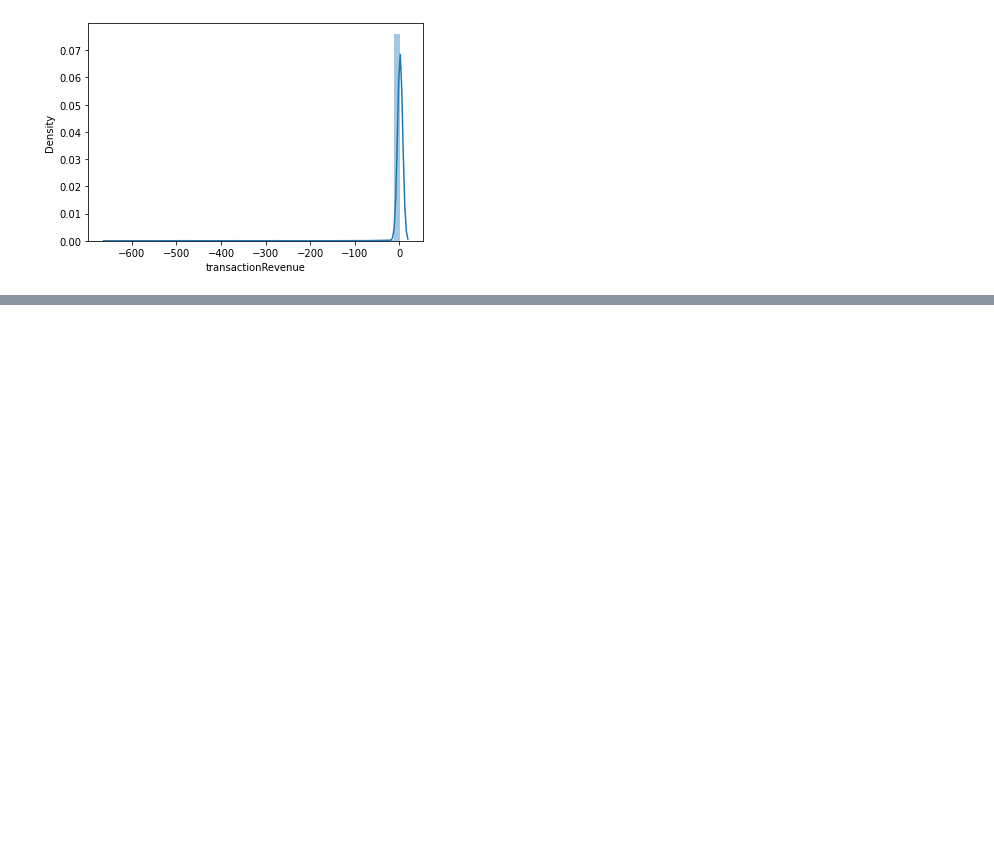
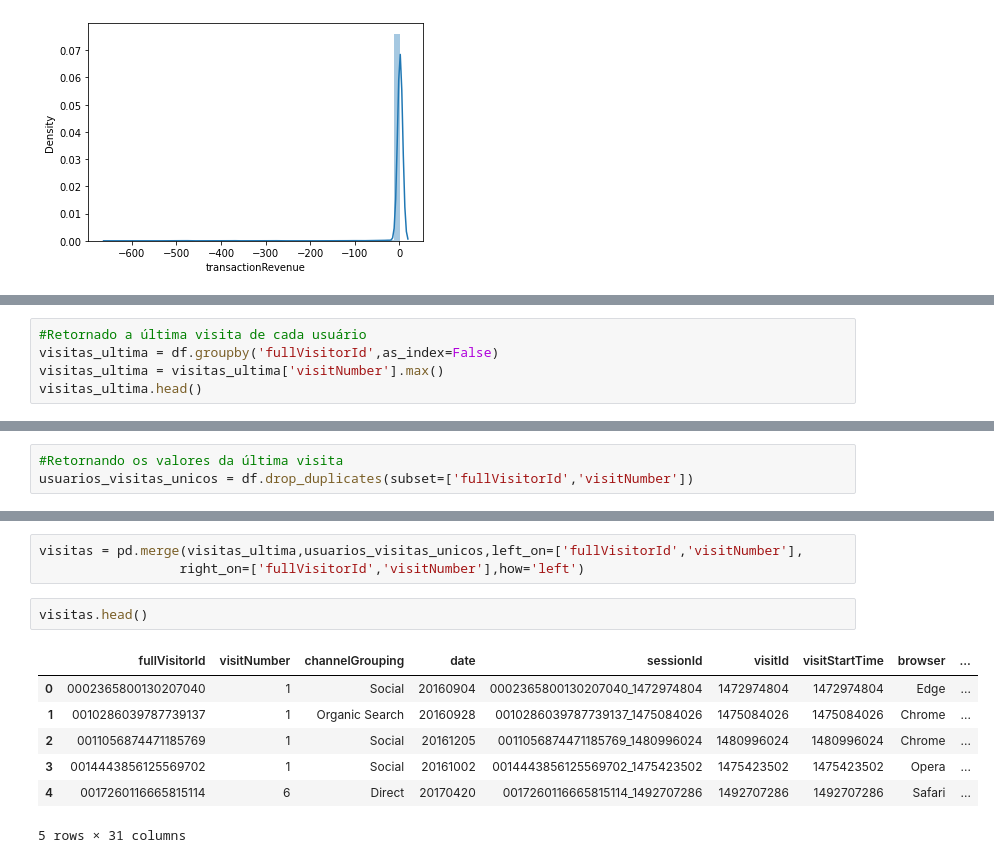
Before and after one commit to thayannefranca/ML_Marketing_Digital, a Jupyter notebook: Predicao_gastos_usuario.ipynb, the cells around one changed output, grey strips where cells are left out. Saved outputs shown, nothing was run; the diff lists cells and outputs as text; blank space fills up the shorter version.

```diff
--- a/Predicao_gastos_usuario.ipynb
+++ b/Predicao_gastos_usuario.ipynb
@@ -361,0 +366,5 @@ sns.distplot(y_pred_reg - y_test)
+# %%
+#Retornado a última visita de cada usuário
+visitas_ultima = df.groupby('fullVisitorId',as_index=False)
+visitas_ultima = visitas_ultima['visitNumber'].max()
+visitas_ultima.head()
@@ -361,0 +378,3 @@ sns.distplot(y_pred_reg - y_test)
+# %%
+#Retornando os valores da última visita
+usuarios_visitas_unicos = df.drop_duplicates(subset=['fullVisitorId','visitNumber'])
@@ -361,0 +391,13 @@ sns.distplot(y_pred_reg - y_test)
+# %%
+visitas = pd.merge(visitas_ultima,usuarios_visitas_unicos,left_on=['fullVisitorId','visitNumber'],
+                  right_on=['fullVisitorId','visitNumber'],how='left')
+# %%
+visitas.head()
+# %% [output]
+|  | fullVisitorId | visitNumber | channelGrouping | date | sessionId | visitId | visitStartTime | browser | ... |
+| 0 | 0002365800130207040 | 1 | Social | 20160904 | 0002365800130207040_1472974804 | 1472974804 | 1472974804 | Edge | ... |
+| 1 | 0010286039787739137 | 1 | Organic Search | 20160928 | 0010286039787739137_1475084026 | 1475084026 | 1475084026 | Chrome | ... |
+| 2 | 0011056874471185769 | 1 | Social | 20161205 | 0011056874471185769_1480996024 | 1480996024 | 1480996024 | Chrome | ... |
+| 3 | 0014443856125569702 | 1 | Social | 20161002 | 0014443856125569702_1475423502 | 1475423502 | 1475423502 | Opera | ... |
+| 4 | 0017260116665815114 | 6 | Direct | 20170420 | 0017260116665815114_1492707286 | 1492707286 | 1492707286 | Safari | ... |
+5 rows × 31 columns
```
Also changed, not shown: parts of 18 cells of this notebook.
